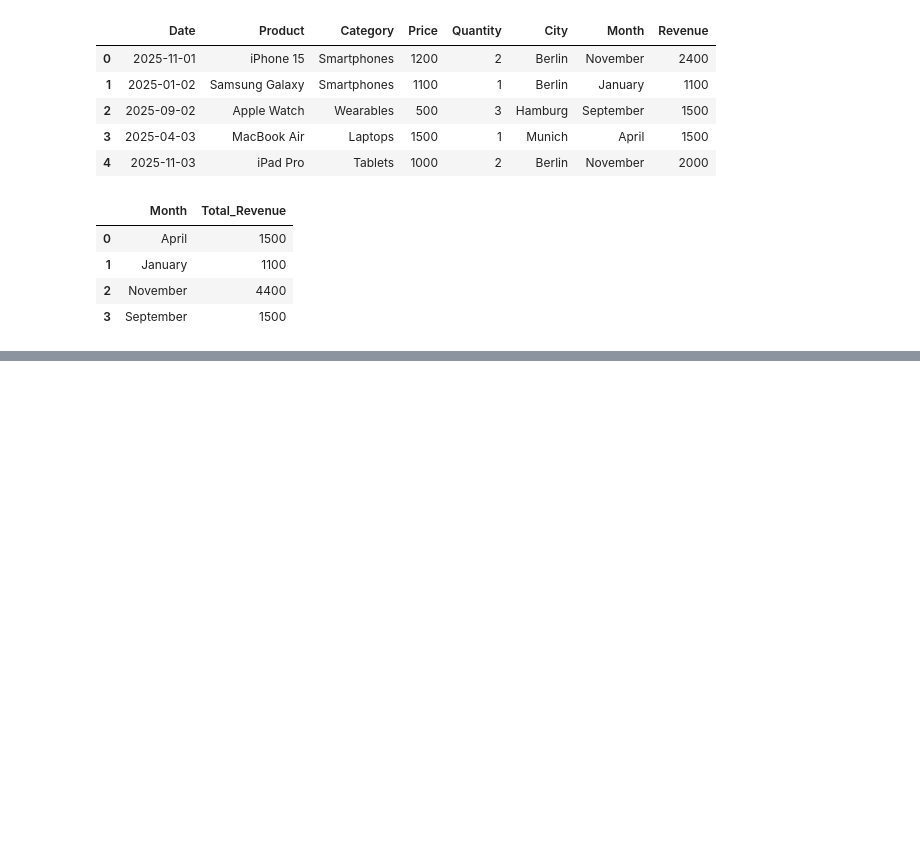
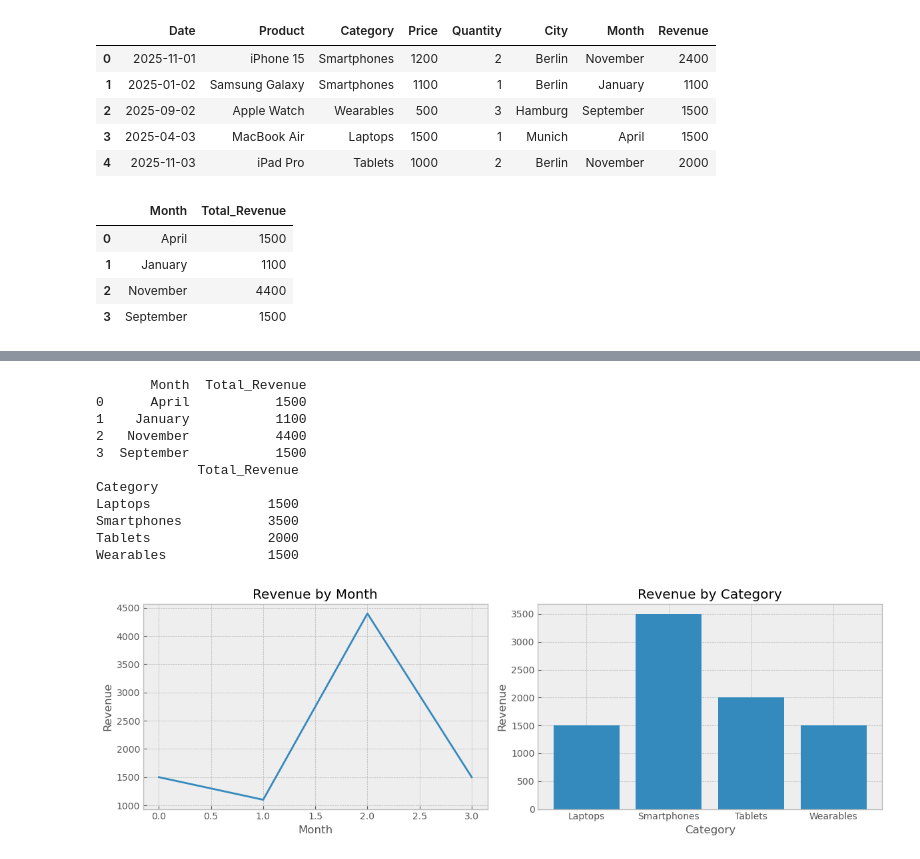
Before and after one commit to HalynaYaremenko/test-tasks-Python, a Jupyter notebook: pandas_matplotlib_practice.ipynb, the cells around one changed output, grey strips where cells are left out. Cells and saved outputs as stored; diff of their text form; code cells hidden in the pictures; blank space fills up the shorter version.

```diff
--- a/pandas_matplotlib_practice.ipynb
+++ b/pandas_matplotlib_practice.ipynb
@@ -1088,0 +1127,37 @@ plt.show()
+# %%
+# 66. Побудуй `subplot` із двома графіками: лінійний (Revenue по місяцях) і стовпчиковий (Revenue по категоріях).
+
+df_category = df_sale.groupby("Category").agg(Total_Revenue=("Revenue", "sum"))
+print(df_months)
+print(df_category)
+
+# --- Створюємо subplot ---
+fig, (ax1, ax2) = plt.subplots(1, 2, figsize=(12, 4))
+
+# ---- Лінійний графік ----
+ax1.plot(df_months.index, df_months["Total_Revenue"])
+ax1.set_title("Revenue by Month")
+ax1.set_xlabel("Month")
+ax1.set_ylabel("Revenue")
+
+# ---- Стовпчиковий графік ----
+ax2.bar(df_category.index, df_category["Total_Revenue"])
+ax2.set_title("Revenue by Category")
+ax2.set_xlabel("Category")
+ax2.set_ylabel("Revenue")
+
+plt.tight_layout()
+plt.show()
+# %% [output]
+       Month  Total_Revenue
+0      April           1500
+1    January           1100
+2   November           4400
+3  September           1500
+             Total_Revenue
+Category
+Laptops               1500
+Smartphones           3500
+Tablets               2000
+Wearables             1500
+[figure, added]
```
Also changed, not shown: parts of 23 cells of this notebook, 1 other file.
